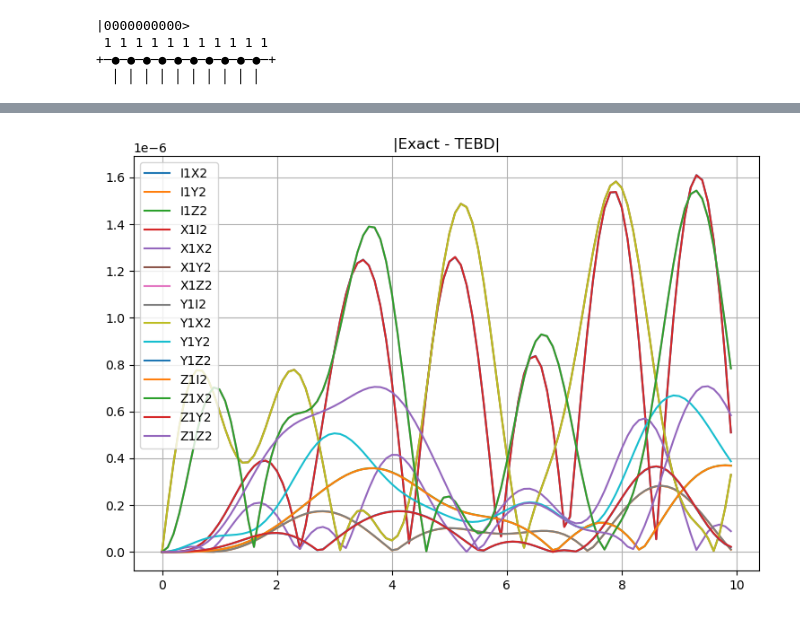
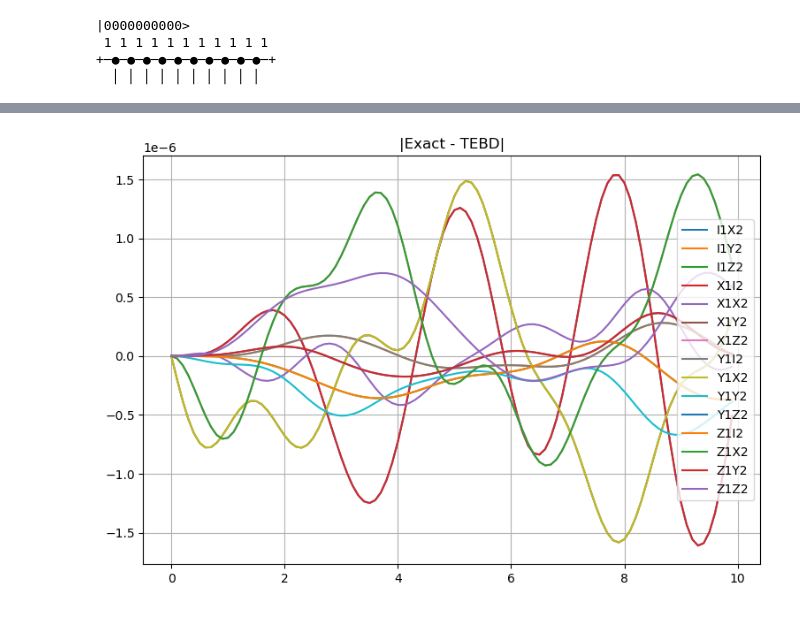
Before and after one commit to giovannicemin/master_thesis, a Jupyter notebook: consistency_check.ipynb, the cells around one changed output, grey strips where cells are left out. Cells and saved outputs as stored; diff of their text form; code cells hidden in the pictures.

Commit message:
New image for consistency check

```diff
--- a/consistency_check.ipynb
+++ b/consistency_check.ipynb
@@ -213,21 +205,21 @@ Check for the normalization: (1.0000000000359899+1.3373605239844284e-16j)
 # %%
 ### PLOT
 # here I plot the difference in the expectation values
 
 keys = observables_tebd.keys()
 
 plt.figure(figsize=(9, 6))
 
 for key in keys:
-    diff = [abs(results_ex[key][i] - results_tebd[key][i]) for i in range(len(t))]
+    diff = [results_ex[key][i] - results_tebd[key][i] for i in range(len(t))]
     plt.plot(t, diff, label=key)
 
 plt.grid()
 plt.title('|Exact - TEBD|')
 plt.legend()
 plt.show()
 # %% [output]
-[figure, old version]
+[figure, new version]
 # %%
 keys = observables_tebd.keys()
 keys = ['I1Z2', 'Z1I2', 'I1X2', 'X1I2']
```
Also changed, not shown: parts of 4 cells of this notebook, 1 other file.
